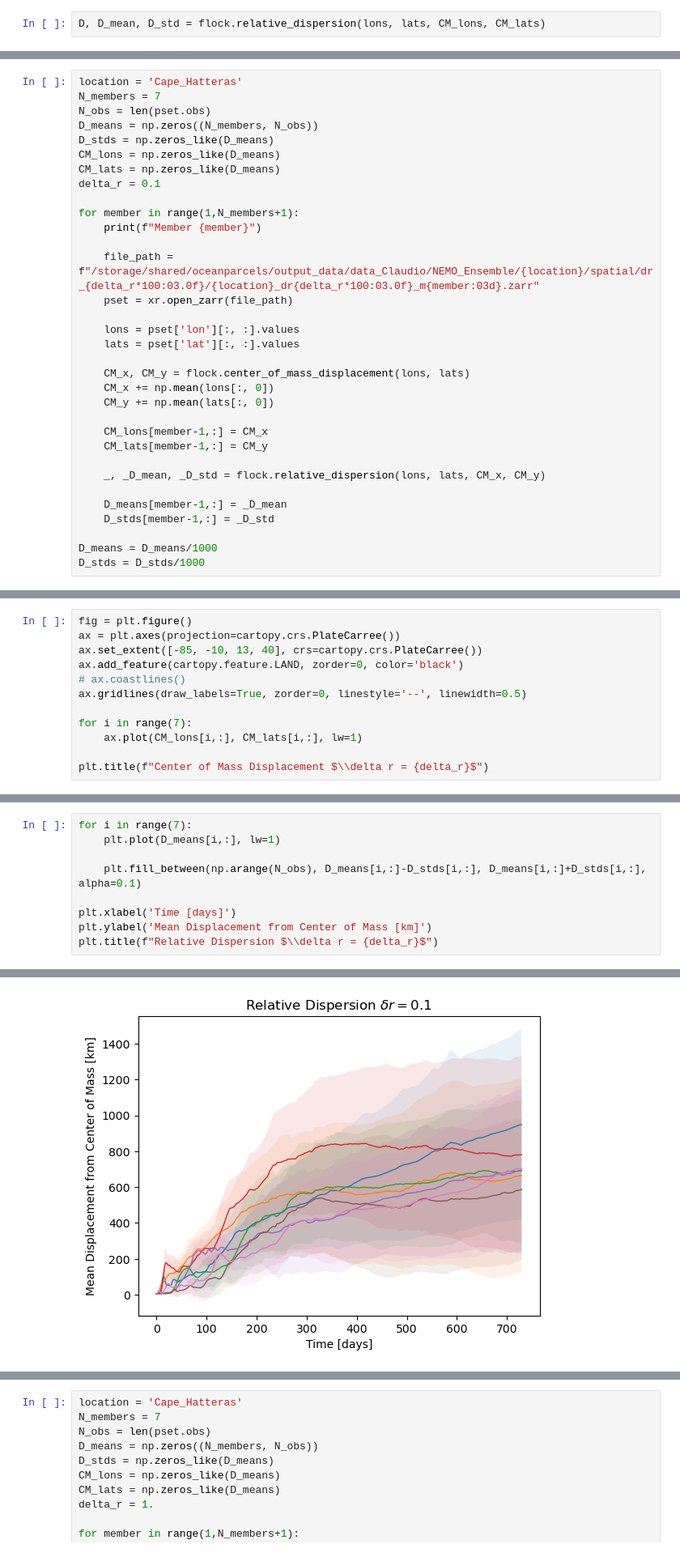
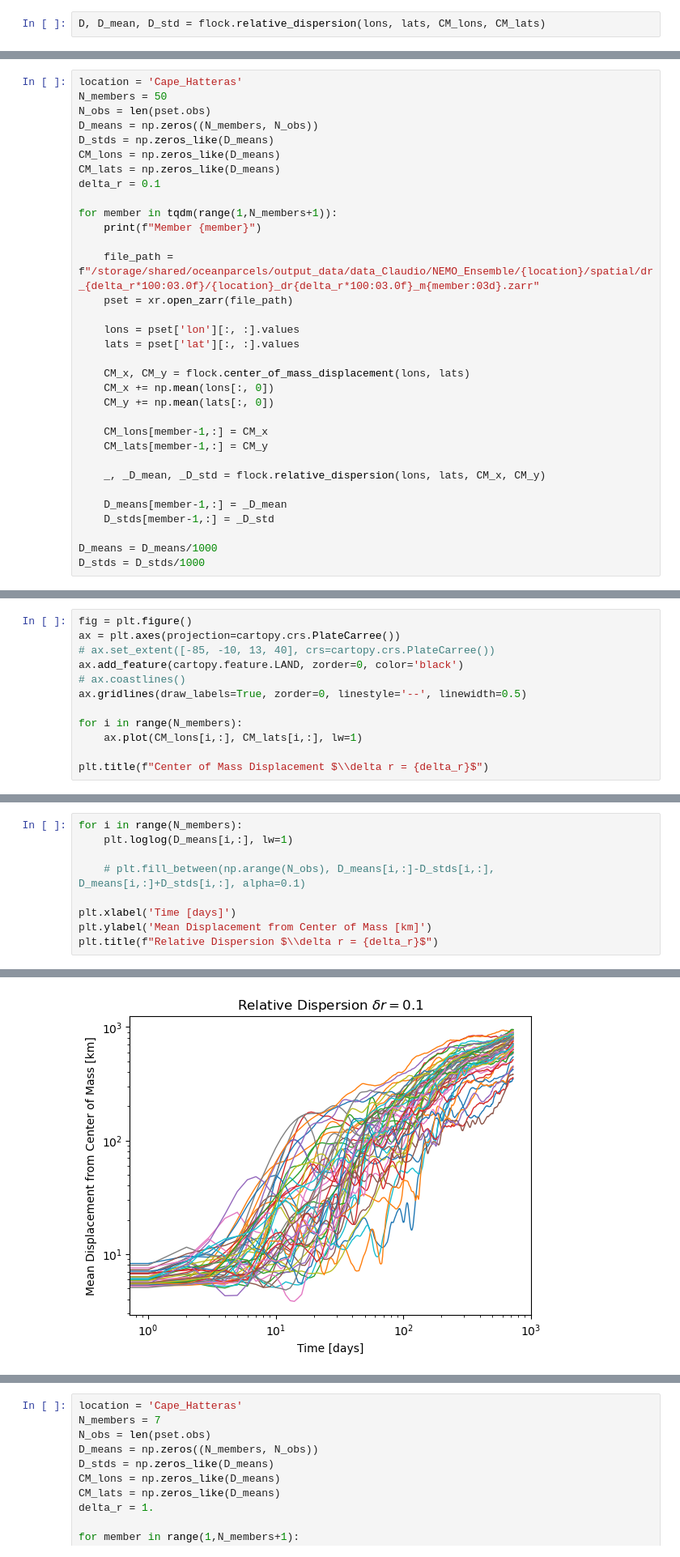
Before and after one commit to OceanParcels/NEMO_Ensemble_Lagrangian_Analysis, a Jupyter notebook: notebooks/13.Center_of_Mass_Stats.ipynb, the cells around one changed output, grey strips where cells are left out. Shown at 81% size. Cells and saved outputs as stored; diff of their text form.

```diff
--- a/notebooks/13.Center_of_Mass_Stats.ipynb
+++ b/notebooks/13.Center_of_Mass_Stats.ipynb
@@ -62,6 +54,6 @@ array([1, 2, 3, 4, 5, 6, 7, 8, 9])
 # %%
 location = 'Cape_Hatteras'
-N_members = 7
+N_members = 50
 N_obs = len(pset.obs)
 D_means = np.zeros((N_members, N_obs))
 D_stds = np.zeros_like(D_means)
@@ -69,7 +61,7 @@ CM_lons = np.zeros_like(D_means)
 CM_lats = np.zeros_like(D_means)
 delta_r = 0.1
 
-for member in range(1,N_members+1):
+for member in tqdm(range(1,N_members+1)):
     print(f"Member {member}")
 
     file_path = f"/storage/shared/oceanparcels/output_data/data_Claudio/NEMO_Ensemble/{location}/spatial/dr_{delta_r*100:03.0f}/{location}_dr{delta_r*100:03.0f}_m{member:03d}.zarr"
@@ -103,12 +105,12 @@ Member 7
 # %%
 fig = plt.figure()
 ax = plt.axes(projection=cartopy.crs.PlateCarree())
-ax.set_extent([-85, -10, 13, 40], crs=cartopy.crs.PlateCarree())
+# ax.set_extent([-85, -10, 13, 40], crs=cartopy.crs.PlateCarree())
 ax.add_feature(cartopy.feature.LAND, zorder=0, color='black')
 # ax.coastlines()
 ax.gridlines(draw_labels=True, zorder=0, linestyle='--', linewidth=0.5)
 
-for i in range(7):
+for i in range(N_members):
     ax.plot(CM_lons[i,:], CM_lats[i,:], lw=1)
 
 plt.title(f"Center of Mass Displacement $\\delta r = {delta_r}$")
@@ -118,14 +120,14 @@ Text(0.5, 1.0, 'Center of Mass Displacement $\\delta r = 0.1$')
 # %%
-for i in range(7):
-    plt.plot(D_means[i,:], lw=1)
+for i in range(N_members):
+    plt.loglog(D_means[i,:], lw=1)
 
-    plt.fill_between(np.arange(N_obs), D_means[i,:]-D_stds[i,:], D_means[i,:]+D_stds[i,:], alpha=0.1)
+    # plt.fill_between(np.arange(N_obs), D_means[i,:]-D_stds[i,:], D_means[i,:]+D_stds[i,:], alpha=0.1)
 
 plt.xlabel('Time [days]')
 plt.ylabel('Mean Displacement from Center of Mass [km]')
 plt.title(f"Relative Dispersion $\\delta r = {delta_r}$")
 # %% [output]
 Text(0.5, 1.0, 'Relative Dispersion $\\delta r = 0.1$')
-[figure, old version]
+[figure, new version]
 # %%
 
```
Also changed, not shown: parts of 5 cells of this notebook, 8 other files.
